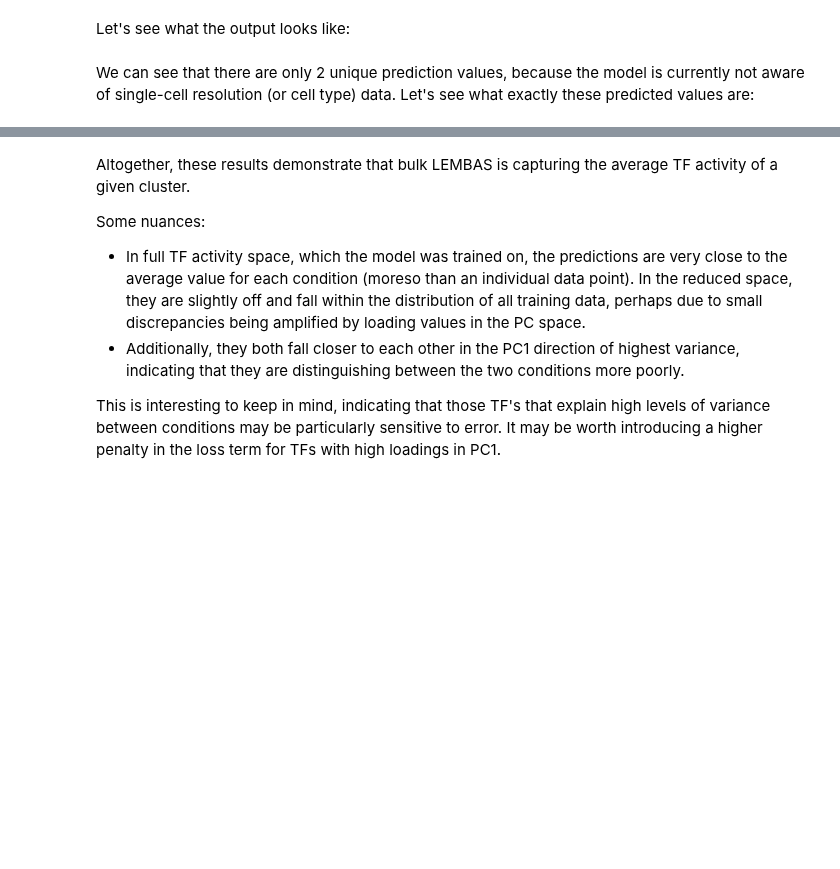
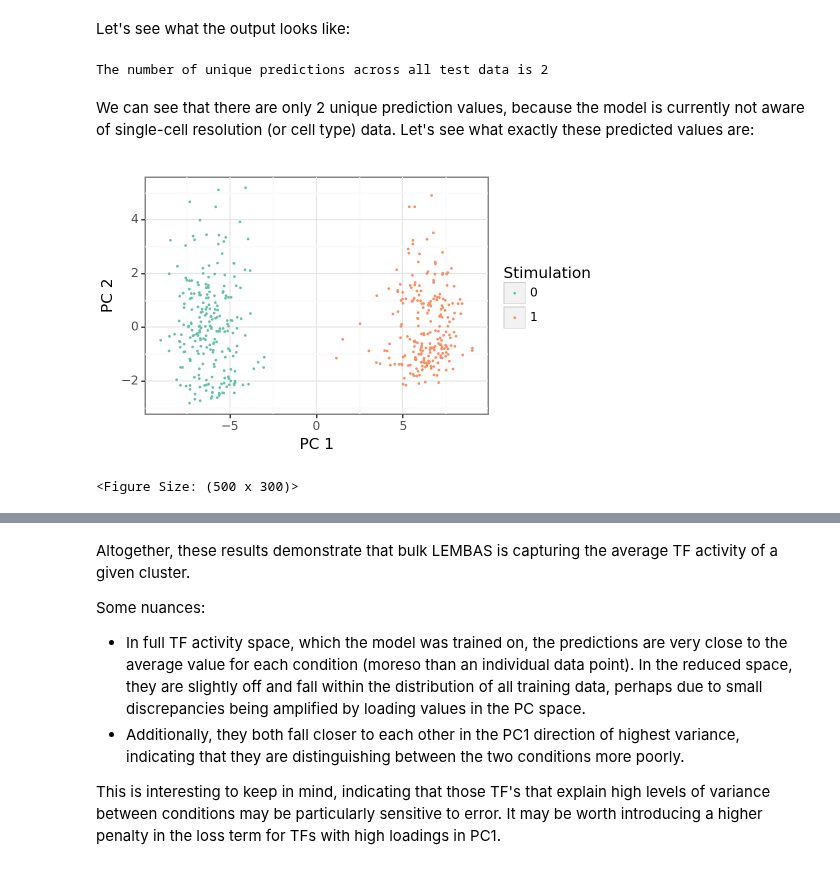
Before and after one commit to hmbaghdassarian/scLEMBAS, a Jupyter notebook: notebooks/02A_original_performance.ipynb, the cells around one changed output, grey strips where cells are left out. Drawn from its saved outputs; the diff is of its cells as text; code cells hidden in the pictures; blank space fills up the shorter version.

```diff
--- a/notebooks/02A_original_performance.ipynb
+++ b/notebooks/02A_original_performance.ipynb
@@ -357,6 +343,7 @@ for df_type in ['X_test', 'X_train', 'X_val', 'y_test', 'y_train', 'y_val']:
         split_data_dict[df_type] = pd.read_csv(fn, index_col = 0)
 X_test = split_data_dict['X_test']
 y_train = split_data_dict['y_train']
+y_test = split_data_dict['y_test']
 # %% [markdown]
 Let's see what the output looks like:
 # %%
@@ -387,11 +374,13 @@ def unique_tol(arr, tol=1e-5, axis=0):
 
     return unique_rows
 # %%
-y_pred, Y_full = mod(mod.df_to_tensor(X_test))
+y_pred, Y_full = mod(mod.df_to_tensor(X_test), covariates_idx = None)
 y_pred = y_pred.cpu().detach().numpy()
 
 y_pred_unique = unique_tol(y_pred, tol = 1e-5, axis = 0)
 print('The number of unique predictions across all test data is {}'.format(len(y_pred_unique)))
+# %% [output]
+The number of unique predictions across all test data is 2
 # %% [markdown]
 We can see that there are only 2 unique prediction values, because the model is currently not aware of single-cell resolution (or cell type) data. Let's see what exactly these predicted values are:
 # %%
@@ -401,35 +390,34 @@ ligand_input[selected_ligand] = pd.Categorical(ligand_input[selected_ligand],
 
 # get the centroids in the full TF activity space
 clf_full = NearestCentroid()
-clf_full.fit(y_train, ligand_input.loc[y_train.index, selected_ligand])
-train_centroids = pd.DataFrame(clf_full.centroids_ , index = clf_full.classes_, columns = y_train.columns)
+clf_full.fit(y_test, ligand_input.loc[y_test.index, selected_ligand])
+test_centroids = pd.DataFrame(clf_full.centroids_ , index = clf_full.classes_, columns = y_train.columns)
 
 # get the predictions for stimulated (1) and unstimulated (0)
-y_pred_1, _ = mod(mod.df_to_tensor(pd.DataFrame(X_test[X_test[selected_ligand] == 1].iloc[0, :]).T))
+y_pred_1, _ = mod(mod.df_to_tensor(pd.DataFrame(X_test[X_test[selected_ligand] == 1].iloc[0, :]).T),
+                 covariates_idx = None)
 y_pred_1 = y_pred_1.cpu().detach().numpy()
-y_pred_0, _ = mod(mod.df_to_tensor(pd.DataFrame(X_test[X_test[selected_ligand] == 0].iloc[0, :]).T))
+y_pred_0, _ = mod(mod.df_to_tensor(pd.DataFrame(X_test[X_test[selected_ligand] == 0].iloc[0, :]).T),
+                 covariates_idx = None)
 y_pred_0 = y_pred_0.cpu().detach().numpy()
 
 # re-run the PCA on the training subset to visualize/project into this space
-tf_adata_train = tf_adata[y_train.index, y_train.columns].copy()
-tf_adata_train.obs.drop(columns = ['TF_clusters'], inplace = True)
-tf_adata_train = embed_tf_activity(tf_adata_train, estimate_key = None, scanpy_pca = False)
-tf_adata_train.TF_clusters = tf_adata[y_train.index, y_train.columns].obs.TF_clusters # replace with original clusters
-pca = tf_adata_train.uns['pca']['pca_mod']
+tf_adata_test = tf_adata[y_test.index, y_test.columns].copy()
+tf_adata_test.obs.drop(columns = ['TF_clusters'], inplace = True)
+tf_adata_test = embed_tf_activity(tf_adata_test, estimate_key = None, scanpy_pca = False)
+tf_adata_test.TF_clusters = tf_adata[y_test.index, y_test.columns].obs.TF_clusters # replace with original clusters
+tf_adata_test.obs['Stimulation'] = ligand_input.loc[y_test.index, :]
+pca = tf_adata_test.uns['pca']['pca_mod']
 
 # get the train dataset centroids as well as project the predictions into pca space
-train_pca_centroids = pca.transform(train_centroids)
+test_pca_centroids = pca.transform(test_centroids)
 pred_pca_centroids = pca.transform(np.concatenate((y_pred_0, y_pred_1)))
-
-# sanity check
-clf_reduced = NearestCentroid()
-clf_reduced.fit(tf_adata_train.obsm['X_pca'], ligand_input.loc[tf_adata_train.obs.index, selected_ligand])
-reduced_centroids = pd.DataFrame(clf_reduced.centroids_ , index = clf_reduced.classes_)
-if not np.allclose(reduced_centroids, pca_centroids):
-    print('Something went wrong')
 # %%
-width, height = 5,3
-p1 = plot_embedding(adata = tf_adata_train, group_label = 'Stimulation', embedding = 'pca',
-                    palette = 'Set2', width = 3, height = 3, size = 0.1)
-p1 + p9.theme(figure_size=(width, height))
+w,h = 5,3
+p1 = plot_embedding(adata = tf_adata_test, group_label = 'Stimulation', embedding = 'pca',
+                    palette = 'Set2', width = w, height = h, size = 0.1)
+p1 + p9.theme(figure_size=(w, h))
+# %% [output]
+[figure, added]
+<Figure Size: (500 x 300)>
 # %%
```
Also changed, not shown: parts of 5 cells of this notebook, 5 other files.
